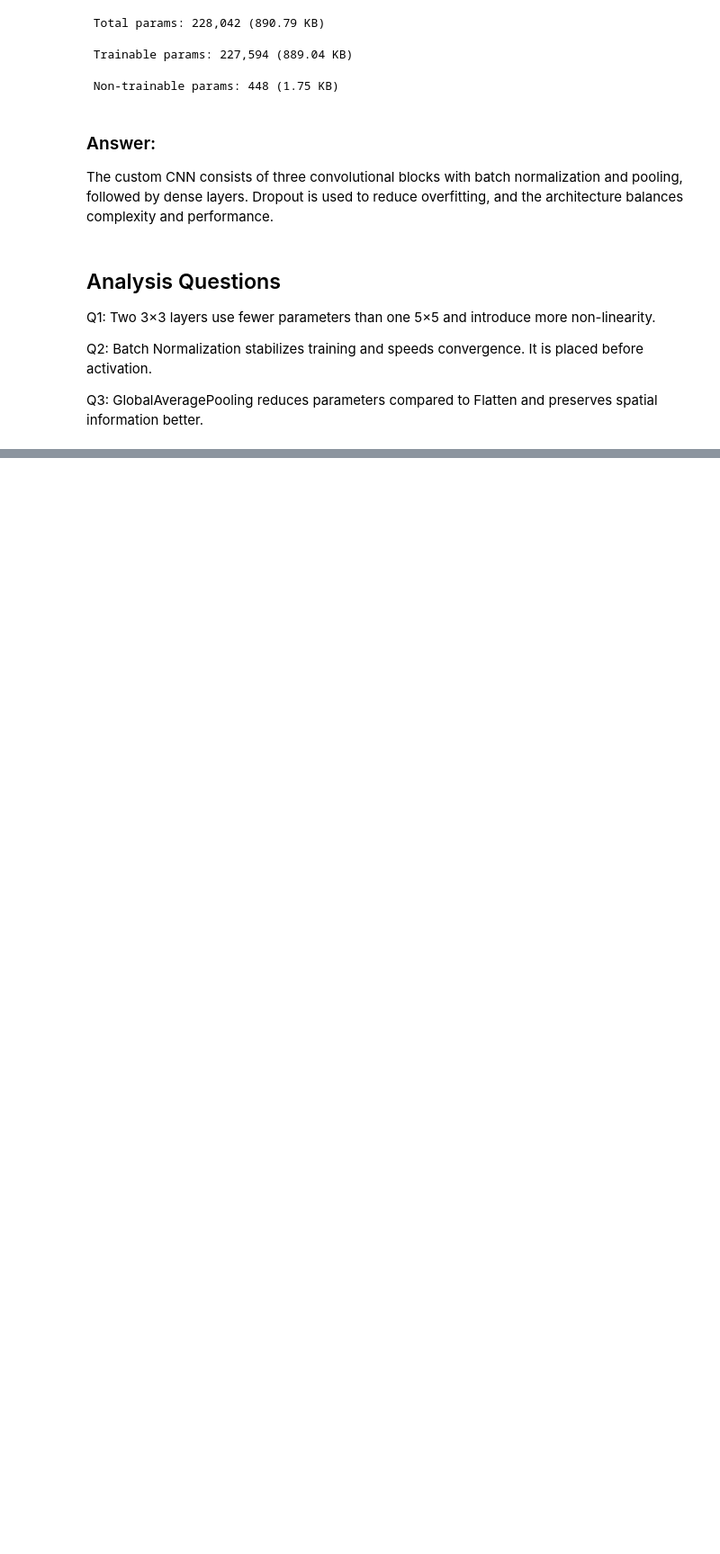
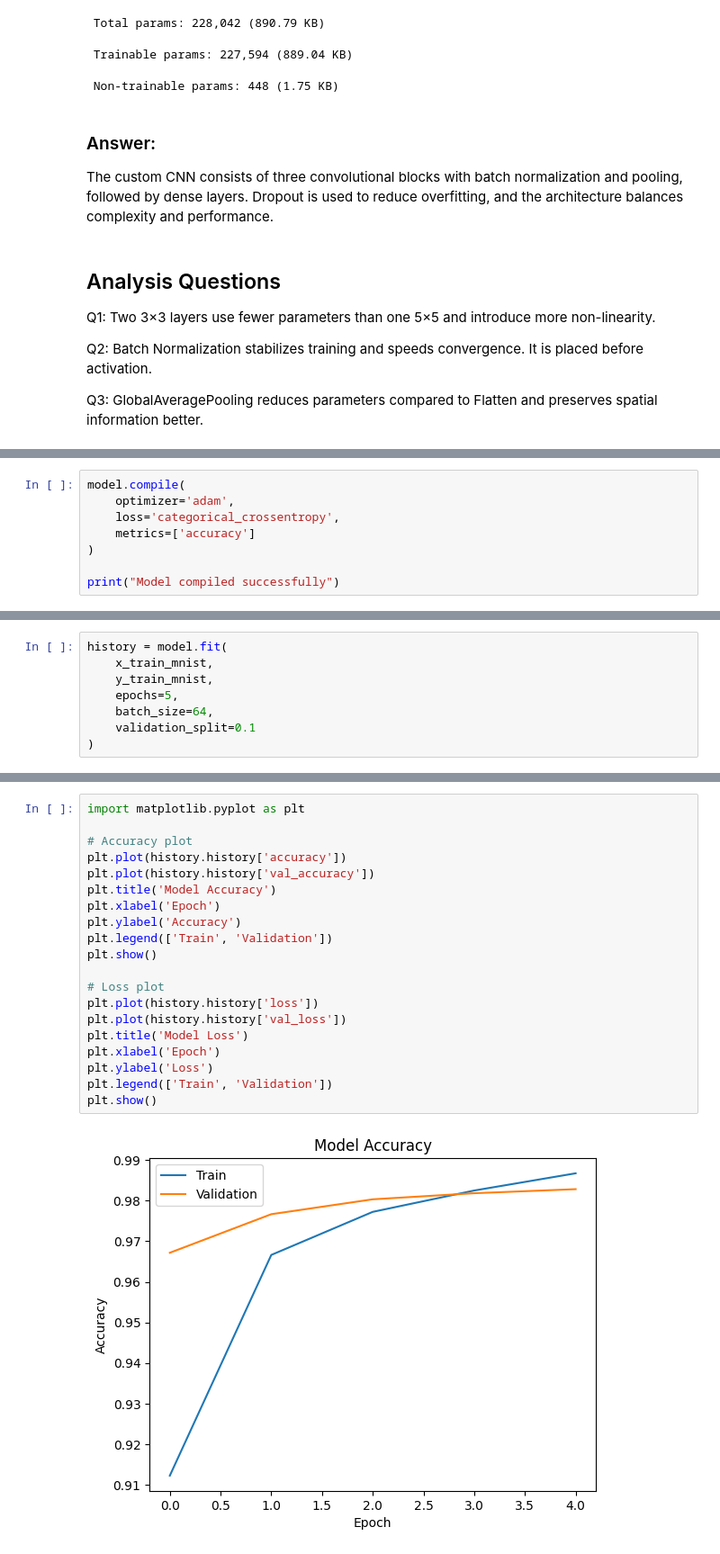
Before and after one commit to cd3004/CNN-Lab-Assignment, a Jupyter notebook: 24cd3004_CNN_Lab.ipynb, the cells around one changed output, grey strips where cells are left out. Shown at 90% size. Drawn from its saved outputs; the diff is of its cells as text; blank space fills up the shorter version.

```diff
--- a/24cd3004_CNN_Lab.ipynb
+++ b/24cd3004_CNN_Lab.ipynb
@@ -336,0 +341,8 @@ Q3: GlobalAveragePooling reduces parameters compared to Flatten and preserves sp
+# %%
+model.compile(
+    optimizer='adam',
+    loss='categorical_crossentropy',
+    metrics=['accuracy']
+)
+
+print("Model compiled successfully")
@@ -336,0 +357,8 @@ Q3: GlobalAveragePooling reduces parameters compared to Flatten and preserves sp
+# %%
+history = model.fit(
+    x_train_mnist,
+    y_train_mnist,
+    epochs=5,
+    batch_size=64,
+    validation_split=0.1
+)
@@ -336,0 +378,22 @@ Q3: GlobalAveragePooling reduces parameters compared to Flatten and preserves sp
+# %%
+import matplotlib.pyplot as plt
+
+# Accuracy plot
+plt.plot(history.history['accuracy'])
+plt.plot(history.history['val_accuracy'])
+plt.title('Model Accuracy')
+plt.xlabel('Epoch')
+plt.ylabel('Accuracy')
+plt.legend(['Train', 'Validation'])
+plt.show()
+
+# Loss plot
+plt.plot(history.history['loss'])
+plt.plot(history.history['val_loss'])
+plt.title('Model Loss')
+plt.xlabel('Epoch')
+plt.ylabel('Loss')
+plt.legend(['Train', 'Validation'])
+plt.show()
+# %% [output]
+[figure, added]
```
Also changed, not shown: parts of 14 cells of this notebook.
